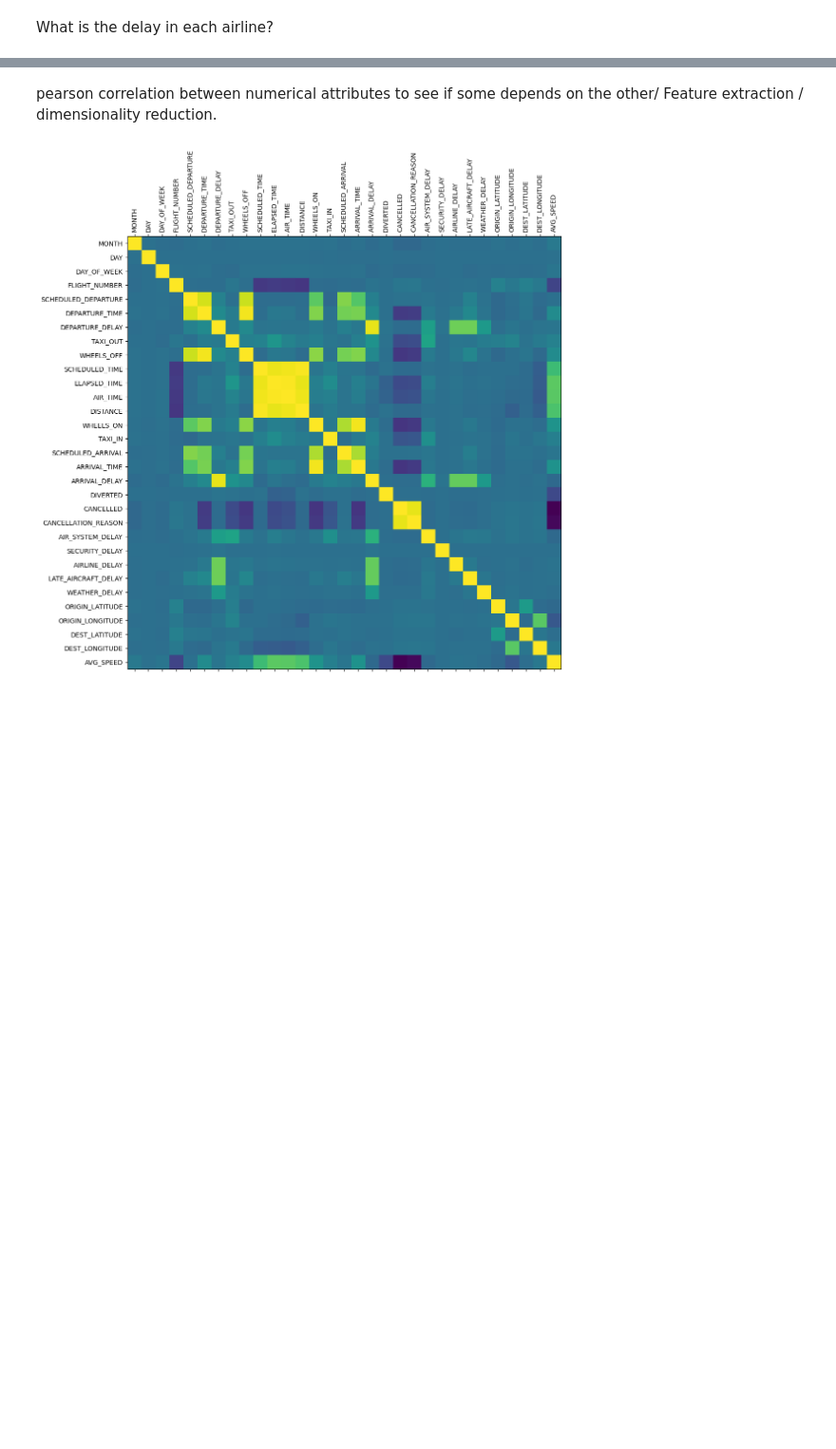
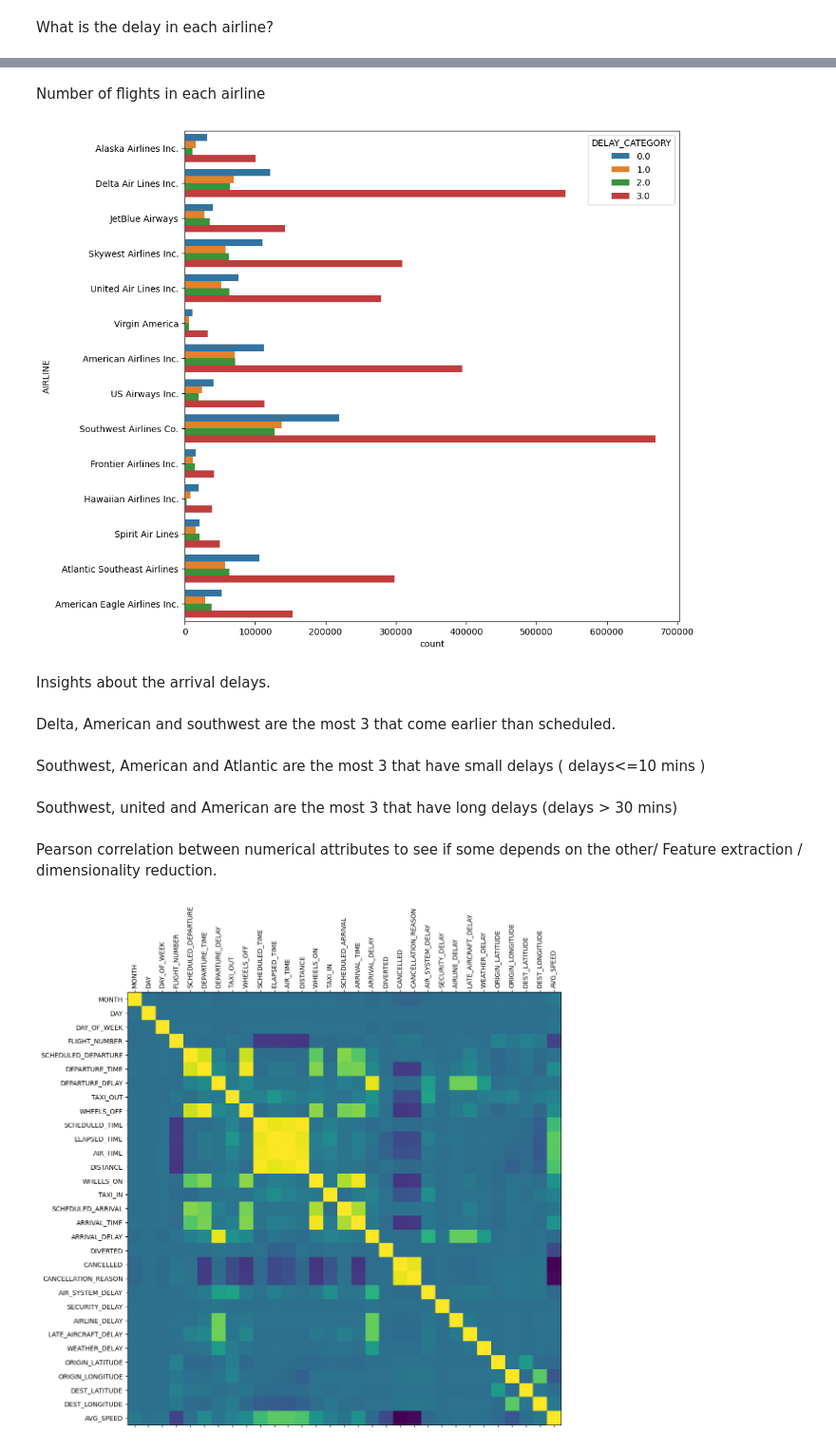
Before and after one commit to ssary/USA-Flight-delays, a Jupyter notebook: P2.ipynb, the cells around one changed output, grey strips where cells are left out. Shown: that part at 95% size. Cells and saved outputs as stored; diff of their text form; code cells hidden in the pictures; blank space fills up the shorter version.

```diff
--- a/P2.ipynb
+++ b/P2.ipynb
@@ -344,5 +351,20 @@ sns.barplot(data=dfi.loc[dfi['ARRIVAL_DELAY'] >= 20], x="ARRIVAL_DELAY", y="AIRL
+# %% [markdown]
+Number of flights in each airline
+# %%
+fig = plt.figure(1, figsize=(10,10))
+ax=sns.countplot(y='AIRLINE', hue='DELAY_CATEGORY', data=dfi)
+# %% [output]
+[figure, added]
+# %% [markdown]
+Insights about the arrival delays.
+# %% [markdown]
+Delta, American and southwest are the most 3 that come earlier than scheduled.
+# %% [markdown]
+Southwest, American and Atlantic are the most 3 that have small delays ( delays<=10 mins )
+# %% [markdown]
+Southwest, united and American are the most 3 that have long delays (delays > 30 mins)
 # %% [markdown]
-pearson correlation between numerical attributes to see if some depends on the other/ Feature extraction / dimensionality reduction.
+Pearson correlation between numerical attributes to see if some depends on the other/ Feature extraction / dimensionality reduction.
 # %%
 # first select only the numerical columns
 numerical = dfi.select_dtypes(include=np.number)
```
Also changed, not shown: parts of 4 cells of this notebook.
